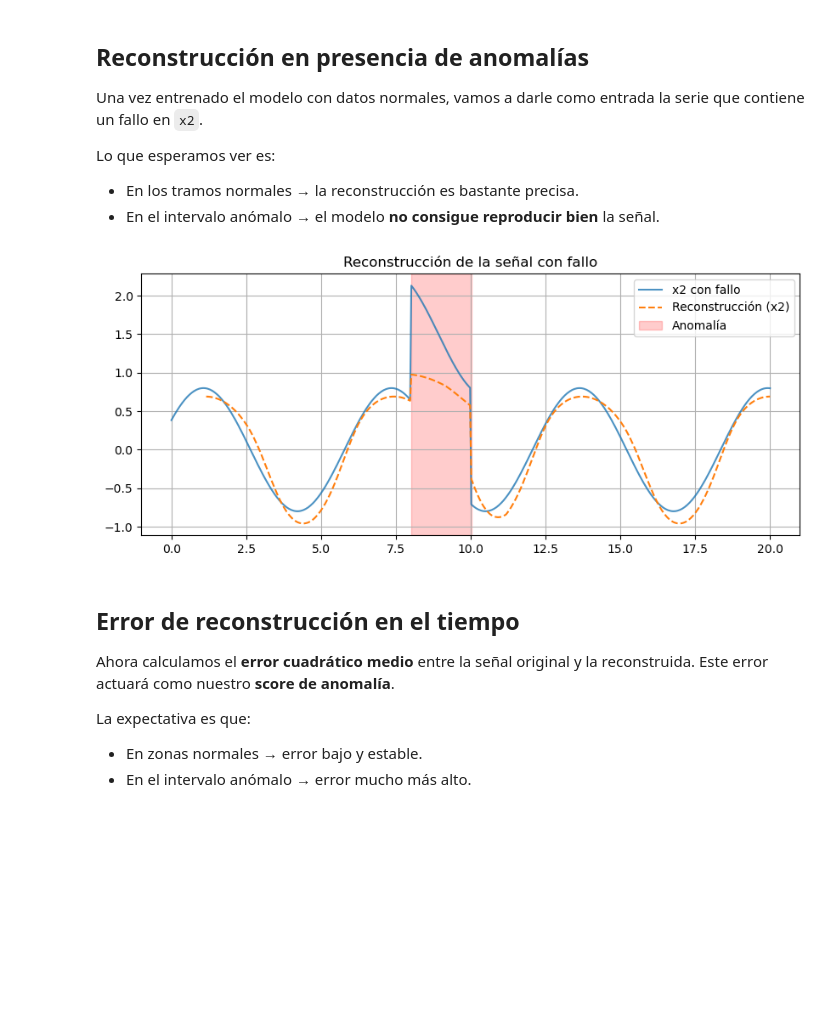
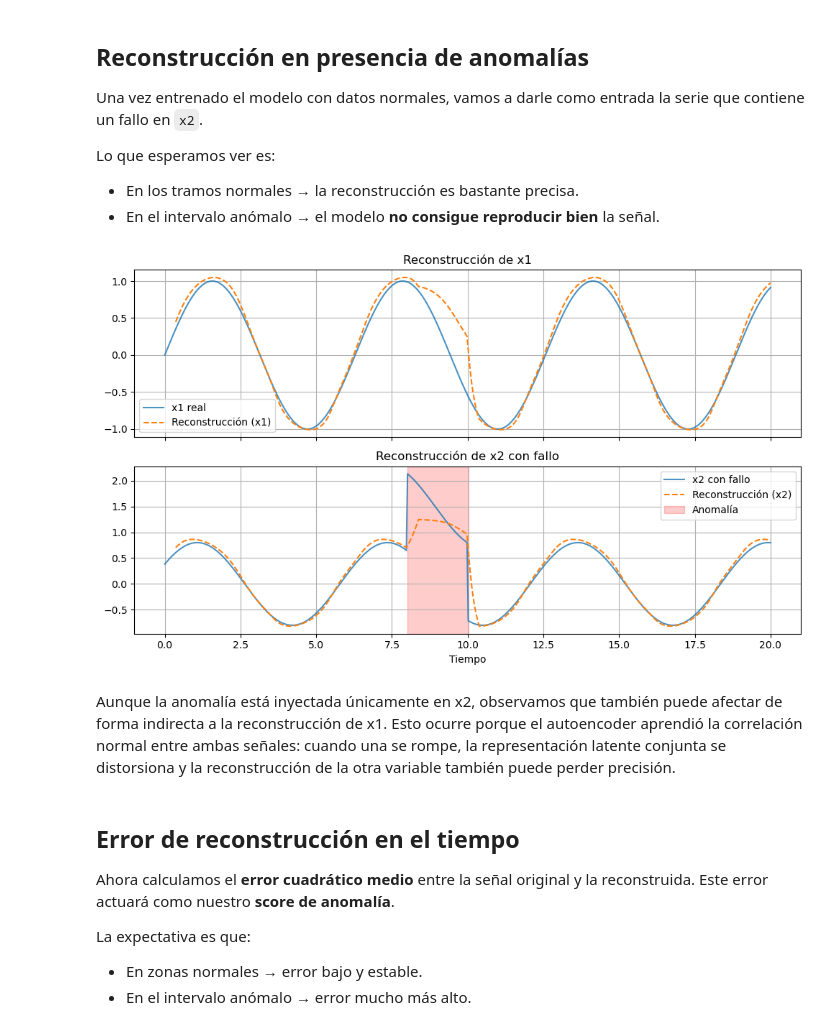
Before and after one commit to PabloAC04/MDF-ANOMALY-DETECTION, a Jupyter notebook: 09_transformer_autoencoders.ipynb, the cells around one changed output. Saved outputs shown, nothing was run; the diff lists cells and outputs as text; code cells hidden in the pictures; blank space fills up the shorter version.

Commit message:
Modificacion en notebook de transformers para mejora en algunos de los ejemplos gráficos, y correcciones con entrenamiento de modelo donde es necesario

```diff
--- a/09_transformer_autoencoders.ipynb
+++ b/09_transformer_autoencoders.ipynb
@@ -162,21 +165,23 @@ def create_windows(X, seq_len):
     windows = np.array([X[i:i+seq_len] for i in range(n_samples)])
     return windows
 
+seq_len = 10
+
 # Preparamos datos (solo normales)
 scaler = MinMaxScaler()
 X_train = scaler.fit_transform(X_norm)
-X_train_win = create_windows(X_train, seq_len=30)
+X_train_win = create_windows(X_train, seq_len=seq_len)
 
 # Tensor
 X_tensor = torch.tensor(X_train_win, dtype=torch.float32).to(device)
 
 # Modelo simplificado
-model_simple = SimpleTransformerAE(input_dim=2, seq_len=30).to(device)
+model_simple = SimpleTransformerAE(input_dim=2, seq_len=seq_len).to(device)
 optimizer = optim.Adam(model_simple.parameters(), lr=1e-3)
 criterion = nn.MSELoss()
 
 # Entrenamiento
-for epoch in range(30):
+for epoch in range(150):
     model_simple.train()
     optimizer.zero_grad()
     x_hat = model_simple(X_tensor)
@@ -201,29 +218,45 @@ Lo que esperamos ver es:
 - En el intervalo anómalo → el modelo **no consigue reproducir bien** la señal.
 # %%
 # Preparamos datos con anomalía
-seq_len = 30
 
 X_all = np.vstack([x1, x2_fault]).T
 X_scaled = scaler.transform(X_all)
 X_win_all = create_windows(X_scaled, seq_len=seq_len)
 X_tensor_all = torch.tensor(X_win_all, dtype=torch.float32).to(device)
 
 # Reconstrucción
 model_simple.eval()
 with torch.no_grad():
     recon = model_simple(X_tensor_all).cpu().numpy()
 
 # Volvemos al espacio original (inversa del MinMaxScaler)
 recon_inv = scaler.inverse_transform(recon)
 
-plt.figure(figsize=(10,4))
-plt.plot(t, x2_fault, label="x2 con fallo", alpha=0.8)
-plt.plot(t[seq_len-1:], recon_inv[:,1], label="Reconstrucción (x2)", linestyle="--")
-plt.axvspan(t[200], t[250], color="red", alpha=0.2, label="Anomalía")
-plt.legend(); plt.title("Reconstrucción de la señal con fallo")
-plt.grid(True); plt.show()
+fig, axs = plt.subplots(2, 1, figsize=(10,6), sharex=True)
+
+# --- Señal x1 ---
+axs[0].plot(t, x1, label="x1 real", alpha=0.8)
+axs[0].plot(t[seq_len-1:], recon_inv[:,0], label="Reconstrucción (x1)", linestyle="--")
+axs[0].set_title("Reconstrucción de x1")
+axs[0].legend()
+axs[0].grid(True)
+
+# --- Señal x2 ---
+axs[1].plot(t, x2_fault, label="x2 con fallo", alpha=0.8)
+axs[1].plot(t[seq_len-1:], recon_inv[:,1], label="Reconstrucción (x2)", linestyle="--")
+axs[1].axvspan(t[200], t[250], color="red", alpha=0.2, label="Anomalía")
+axs[1].set_title("Reconstrucción de x2 con fallo")
+axs[1].legend()
+axs[1].grid(True)
+
+plt.xlabel("Tiempo")
+plt.tight_layout()
+plt.show()
 # %% [output]
-[figure, old version]
+[figure, new version]
+# %% [markdown]
+Aunque la anomalía está inyectada únicamente en x2, observamos que también puede afectar de forma indirecta a la reconstrucción de x1.
+Esto ocurre porque el autoencoder aprendió la correlación normal entre ambas señales: cuando una se rompe, la representación latente conjunta se distorsiona y la reconstrucción de la otra variable también puede perder precisión.
 # %% [markdown]
 ## Error de reconstrucción en el tiempo
 
```
Also changed, not shown: parts of 10 cells of this notebook.
